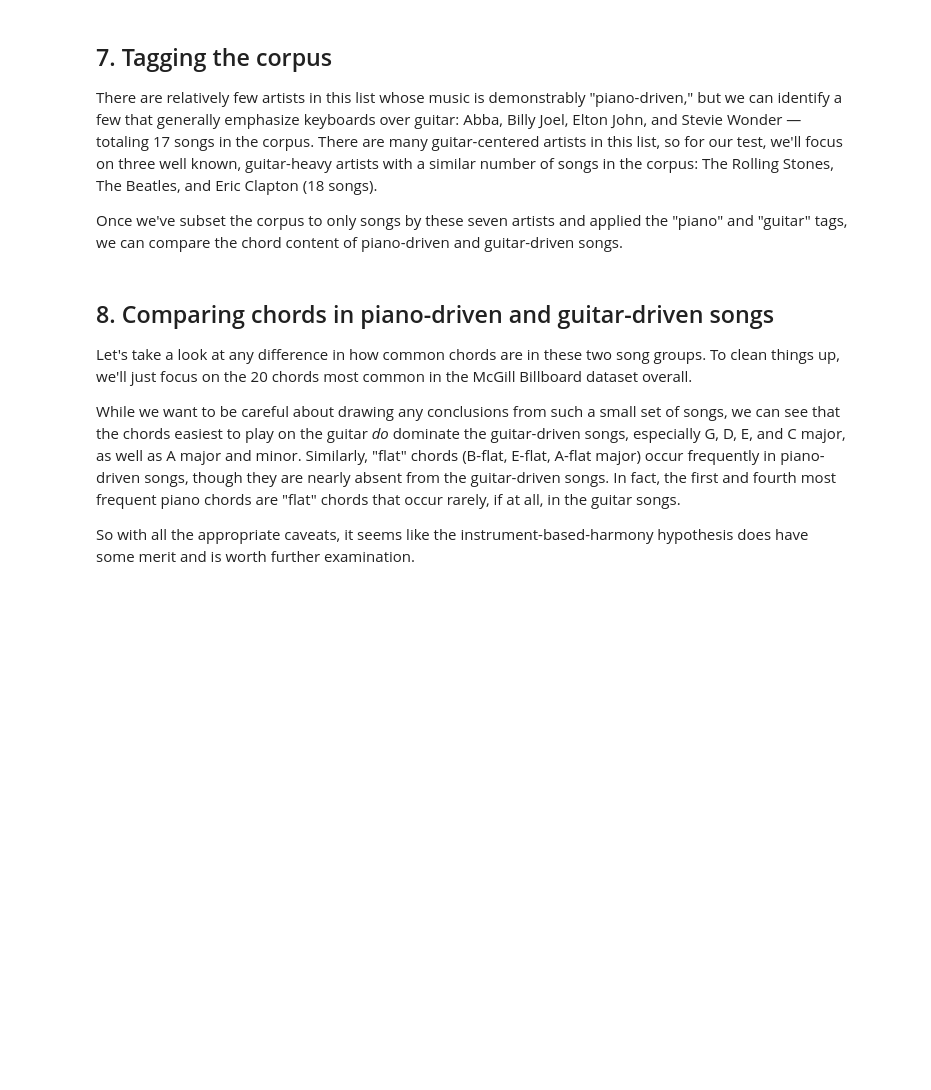
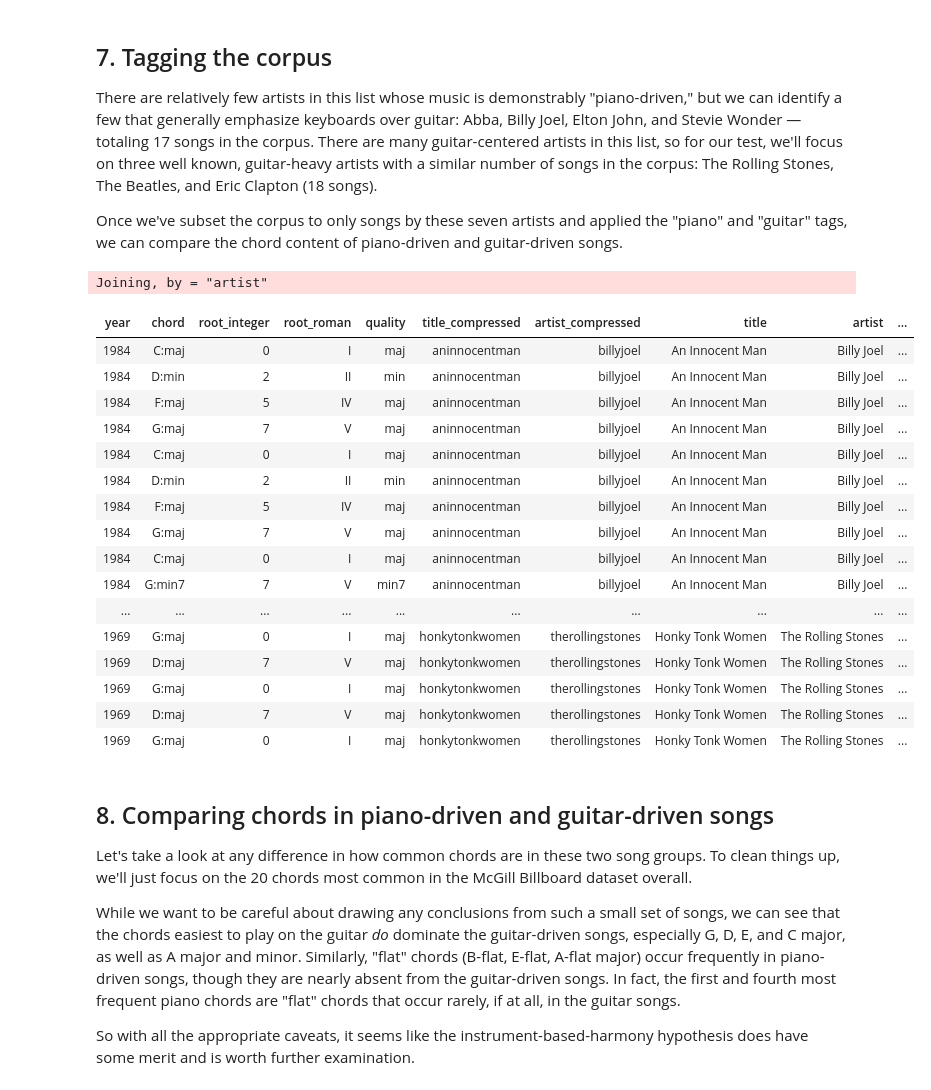
Before and after one commit to Nick-Kolowich/R-practice, a Jupyter notebook: Wrangling and Visualizing Musical Data/notebook.ipynb, the cells around one changed output. Cells and saved outputs as stored; diff of their text form; code cells hidden in the pictures; blank space fills up the shorter version.

```diff
--- a/Wrangling and Visualizing Musical Data/notebook.ipynb
+++ b/Wrangling and Visualizing Musical Data/notebook.ipynb
@@ -159,14 +183,33 @@ bb_30_artists <- bb %>%
 # %%
 tags <- tibble(
   artist = c('Abba', 'Billy Joel', 'Elton John', 'Stevie Wonder', 'The Rolling Stones', 'The Beatles', 'Eric Clapton'),
   instrument = c('piano', 'piano', 'piano', 'piano', 'guitar', 'guitar', 'guitar'))
 
 # Creating a new dataframe bb_tagged that includes a new column instrument from tags
 bb_tagged <- bb %>%
-    # .... YOUR CODE FOR TASK 7 ....
+  inner_join(tags)
 
 # Displaying the new data frame
-# .... YOUR CODE FOR TASK 7 ....
+bb_tagged
+# %% [output]
+Joining, by = "artist"
+| year | chord | root_integer | root_roman | quality | title_compressed | artist_compressed | title | artist | ... |
+| 1984 | C:maj | 0 | I | maj | aninnocentman | billyjoel | An Innocent Man | Billy Joel | ... |
+| 1984 | D:min | 2 | II | min | aninnocentman | billyjoel | An Innocent Man | Billy Joel | ... |
+| 1984 | F:maj | 5 | IV | maj | aninnocentman | billyjoel | An Innocent Man | Billy Joel | ... |
+| 1984 | G:maj | 7 | V | maj | aninnocentman | billyjoel | An Innocent Man | Billy Joel | ... |
+| 1984 | C:maj | 0 | I | maj | aninnocentman | billyjoel | An Innocent Man | Billy Joel | ... |
+| 1984 | D:min | 2 | II | min | aninnocentman | billyjoel | An Innocent Man | Billy Joel | ... |
+| 1984 | F:maj | 5 | IV | maj | aninnocentman | billyjoel | An Innocent Man | Billy Joel | ... |
+| 1984 | G:maj | 7 | V | maj | aninnocentman | billyjoel | An Innocent Man | Billy Joel | ... |
+| 1984 | C:maj | 0 | I | maj | aninnocentman | billyjoel | An Innocent Man | Billy Joel | ... |
+| 1984 | G:min7 | 7 | V | min7 | aninnocentman | billyjoel | An Innocent Man | Billy Joel | ... |
+| ... | ... | ... | ... | ... | ... | ... | ... | ... | ... |
+| 1969 | G:maj | 0 | I | maj | honkytonkwomen | therollingstones | Honky Tonk Women | The Rolling Stones | ... |
+| 1969 | D:maj | 7 | V | maj | honkytonkwomen | therollingstones | Honky Tonk Women | The Rolling Stones | ... |
+| 1969 | G:maj | 0 | I | maj | honkytonkwomen | therollingstones | Honky Tonk Women | The Rolling Stones | ... |
+| 1969 | D:maj | 7 | V | maj | honkytonkwomen | therollingstones | Honky Tonk Women | The Rolling Stones | ... |
+| 1969 | G:maj | 0 | I | maj | honkytonkwomen | therollingstones | Honky Tonk Women | The Rolling Stones | ... |
 # %% [markdown]
 ## 8. Comparing chords in piano-driven and guitar-driven songs
 <p>Let's take a look at any difference in how common chords are in these two song groups. To clean things up, we'll just focus on the 20 chords most common in the McGill Billboard dataset overall.</p>
```
Also changed, not shown: parts of 3 cells of this notebook.
